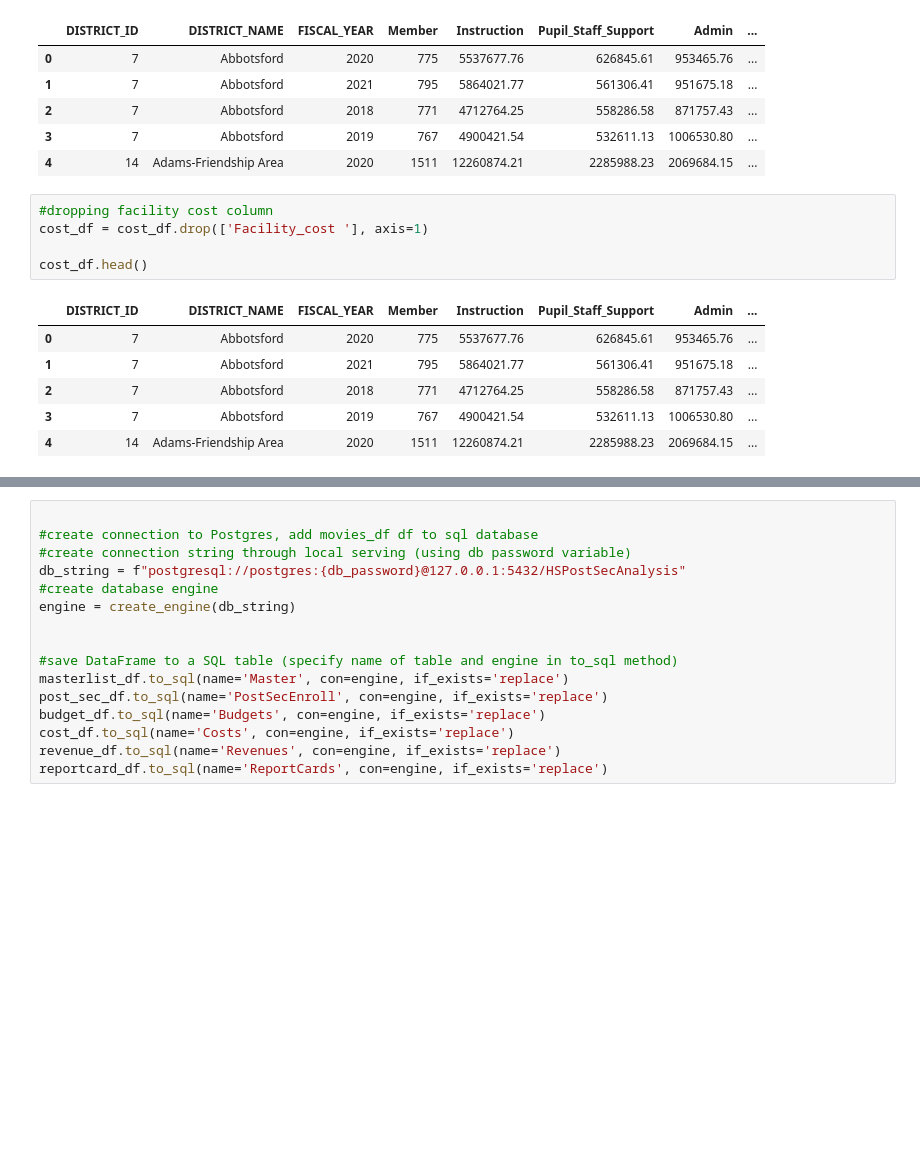
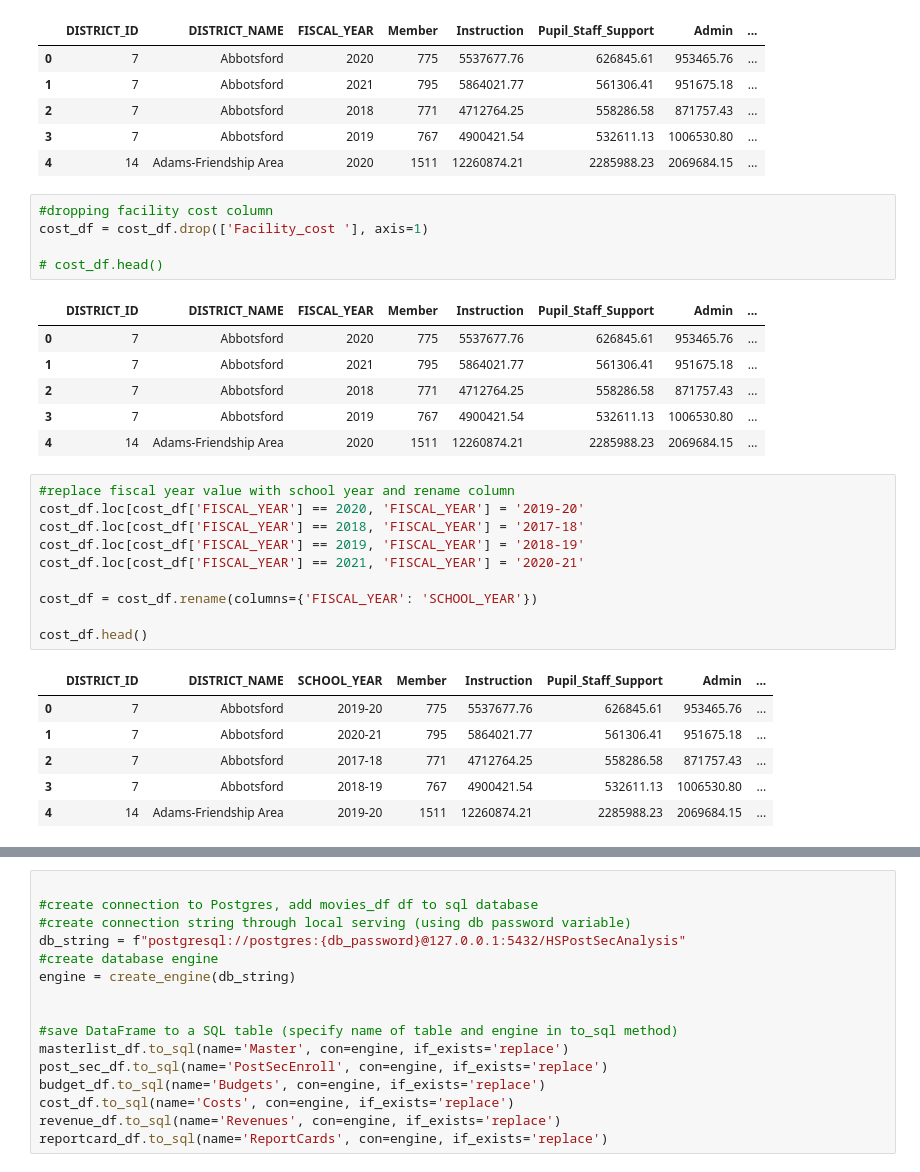
Before and after one commit to Lalita-ponnapalli/HS_Baseball_Scholarships, a Jupyter notebook: dbcreation.ipynb, the cells around one changed output, grey strips where cells are left out. Drawn from its saved outputs; the diff is of its cells as text; blank space fills up the shorter version.

```diff
--- a/dbcreation.ipynb
+++ b/dbcreation.ipynb
@@ -213,7 +215,7 @@ cost_df.head()
 #dropping facility cost column
 cost_df = cost_df.drop(['Facility_cost '], axis=1)
 
-cost_df.head()
+# cost_df.head()
 # %% [output]
 |  | DISTRICT_ID | DISTRICT_NAME | FISCAL_YEAR | Member | Instruction | Pupil_Staff_Support | Admin | ... |
 | 0 | 7 | Abbotsford | 2020 | 775 | 5537677.76 | 626845.61 | 953465.76 | ... |
@@ -221,3 +223,20 @@ cost_df.head()
 | 2 | 7 | Abbotsford | 2018 | 771 | 4712764.25 | 558286.58 | 871757.43 | ... |
 | 3 | 7 | Abbotsford | 2019 | 767 | 4900421.54 | 532611.13 | 1006530.80 | ... |
 | 4 | 14 | Adams-Friendship Area | 2020 | 1511 | 12260874.21 | 2285988.23 | 2069684.15 | ... |
+# %%
+#replace fiscal year value with school year and rename column
+cost_df.loc[cost_df['FISCAL_YEAR'] == 2020, 'FISCAL_YEAR'] = '2019-20'
+cost_df.loc[cost_df['FISCAL_YEAR'] == 2018, 'FISCAL_YEAR'] = '2017-18'
+cost_df.loc[cost_df['FISCAL_YEAR'] == 2019, 'FISCAL_YEAR'] = '2018-19'
+cost_df.loc[cost_df['FISCAL_YEAR'] == 2021, 'FISCAL_YEAR'] = '2020-21'
+
+cost_df = cost_df.rename(columns={'FISCAL_YEAR': 'SCHOOL_YEAR'})
+
+cost_df.head()
+# %% [output]
+|  | DISTRICT_ID | DISTRICT_NAME | SCHOOL_YEAR | Member | Instruction | Pupil_Staff_Support | Admin | ... |
+| 0 | 7 | Abbotsford | 2019-20 | 775 | 5537677.76 | 626845.61 | 953465.76 | ... |
+| 1 | 7 | Abbotsford | 2020-21 | 795 | 5864021.77 | 561306.41 | 951675.18 | ... |
+| 2 | 7 | Abbotsford | 2017-18 | 771 | 4712764.25 | 558286.58 | 871757.43 | ... |
+| 3 | 7 | Abbotsford | 2018-19 | 767 | 4900421.54 | 532611.13 | 1006530.80 | ... |
+| 4 | 14 | Adams-Friendship Area | 2019-20 | 1511 | 12260874.21 | 2285988.23 | 2069684.15 | ... |
```
Also changed, not shown: parts of 27 cells of this notebook.
